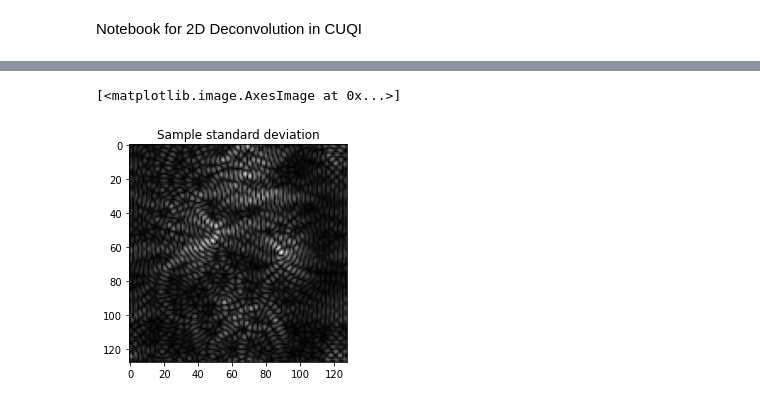
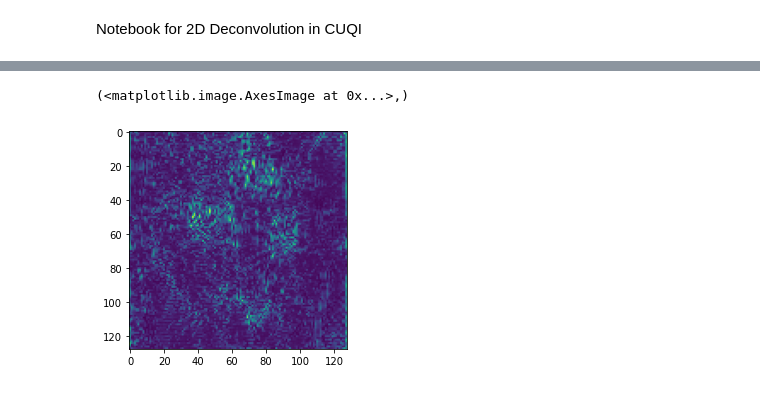
Before and after one commit to EmilieNilsson1/Fagprojekt, a Jupyter notebook: 2d_notebook.ipynb, the cells around one changed output, grey strips where cells are left out. Saved outputs shown, nothing was run; the diff lists cells and outputs as text; code cells hidden in the pictures.

```diff
--- a/2d_notebook.ipynb
+++ b/2d_notebook.ipynb
@@ -43,7 +38,9 @@ Elapsed time: 6.791402578353882
 [<matplotlib.image.AxesImage at 0x...>]
 [figure]
-# %%
-X.plot_std()
-# %% [output]
-[<matplotlib.image.AxesImage at 0x...>]
-[figure, removed]
+# %%
+#X.plot_std()
+plt.imshow(np.reshape(np.std(X.samples,axis=-1), (-1, 128))), #cmap = 'gray')
+plt.plot(np.reshape(np.std(X.samples,axis=-1))
+# %% [output]
+(<matplotlib.image.AxesImage at 0x...>,)
+[figure, added]
```
Also changed, not shown: parts of 3 cells of this notebook, 1 other file.
